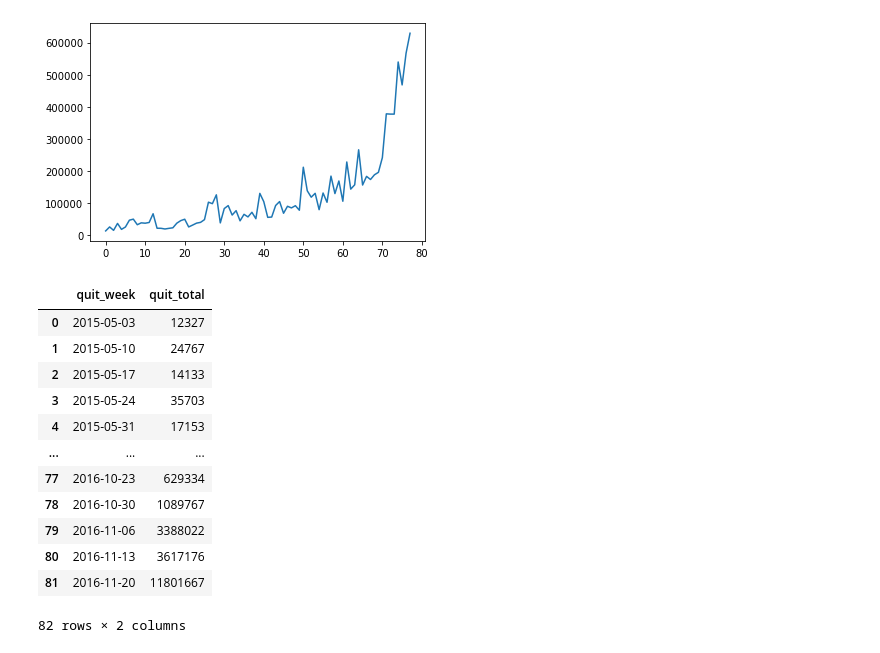
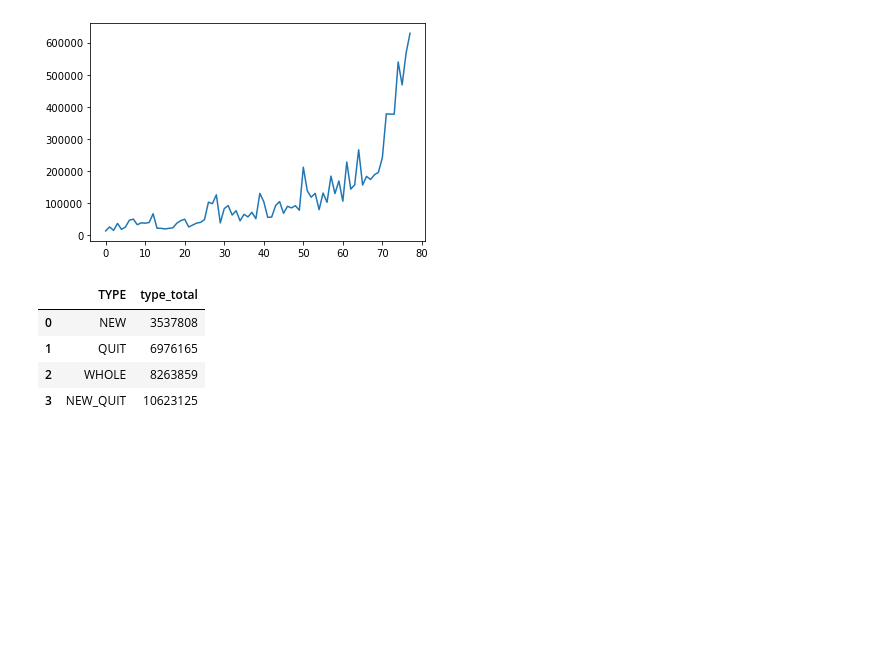
Before and after one commit to p50042220/FB_hatecrime, a Jupyter notebook: Code/notebook/Polarization/user type.ipynb, the cells around one changed output. Saved outputs shown, nothing was run; the diff lists cells and outputs as text; code cells hidden in the pictures; blank space fills up the shorter version.

```diff
--- a/Code/notebook/Polarization/user type.ipynb
+++ b/Code/notebook/Polarization/user type.ipynb
@@ -64,19 +64,11 @@ plt.plot(quit_total[quit_total.quit_week < '2016-10-30']['quit_total'])
 # %% [output]
 [<matplotlib.lines.Line2D at 0x...>]
 [figure]
-# %%
-quit_total
-# %% [output]
-|  | quit_week | quit_total |
-| 0 | 2015-05-03 | 12327 |
-| 1 | 2015-05-10 | 24767 |
-| 2 | 2015-05-17 | 14133 |
-| 3 | 2015-05-24 | 35703 |
-| 4 | 2015-05-31 | 17153 |
-| ... | ... | ... |
-| 77 | 2016-10-23 | 629334 |
-| 78 | 2016-10-30 | 1089767 |
-| 79 | 2016-11-06 | 3388022 |
-| 80 | 2016-11-13 | 3617176 |
-| 81 | 2016-11-20 | 11801667 |
-82 rows × 2 columns
+# %%
+user_type
+# %% [output]
+|  | TYPE | type_total |
+| 0 | NEW | 3537808 |
+| 1 | QUIT | 6976165 |
+| 2 | WHOLE | 8263859 |
+| 3 | NEW_QUIT | 10623125 |
```
Also changed, not shown: parts of 1 cell of this notebook, 5 other files.
